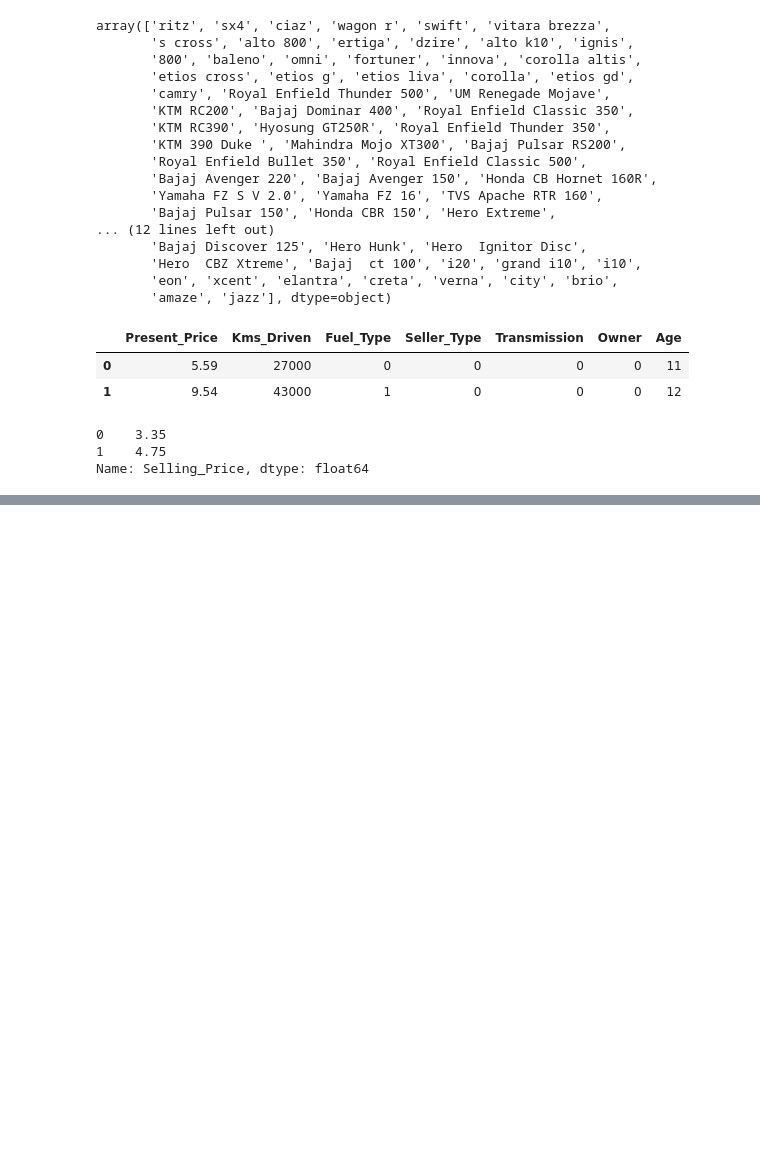
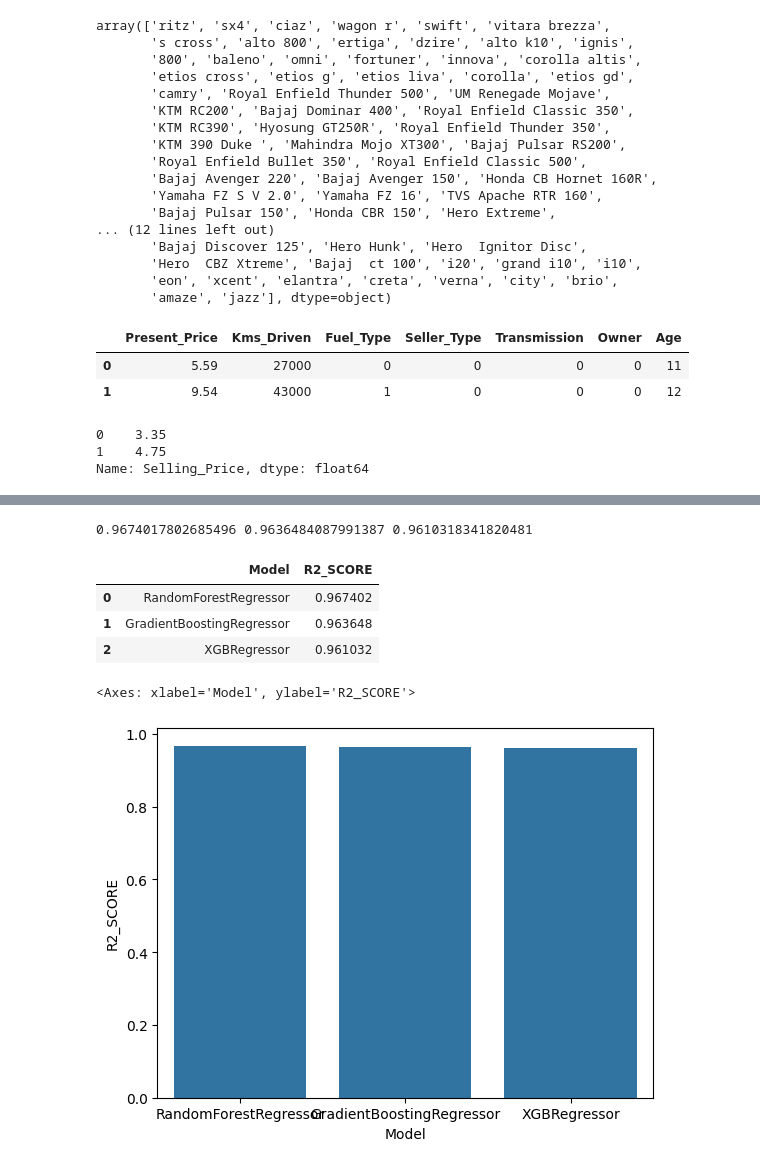
Before and after one commit to Reyad02/car-price-prediction, a Jupyter notebook: main.ipynb, the cells around one changed output, grey strips where cells are left out. Saved outputs shown, nothing was run; the diff lists cells and outputs as text; code cells hidden in the pictures; blank space fills up the shorter version.

Commit message:
use mulitple regression model and find out best model based on the regressuion score

```diff
--- a/main.ipynb
+++ b/main.ipynb
@@ -220,0 +237,3 @@ Name: Selling_Price, dtype: float64
+# %%
+xgb = XGBRegressor()
+xgb.fit(X_train,y_train)
@@ -220,0 +252,4 @@ Name: Selling_Price, dtype: float64
+# %%
+y_pred_rf=rf.predict(X_test)
+y_pred_gb=gb.predict(X_test)
+y_pred_xgb=xgb.predict(X_test)
@@ -220,0 +258,21 @@ Name: Selling_Price, dtype: float64
+# %%
+score_rf = metrics.r2_score(y_test,y_pred_rf)
+score_gb = metrics.r2_score(y_test,y_pred_gb)
+score_xgb = metrics.r2_score(y_test, y_pred_xgb)
+# %%
+print(score_rf,score_gb,score_xgb)
+# %% [output]
+0.9674017802685496 0.9636484087991387 0.9610318341820481
+# %%
+final_data = pd.DataFrame({"Model": ["RandomForestRegressor","GradientBoostingRegressor","XGBRegressor"], "R2_SCORE": [score_rf, score_gb, score_xgb]})
+final_data
+# %% [output]
+|  | Model | R2_SCORE |
+| 0 | RandomForestRegressor | 0.967402 |
+| 1 | GradientBoostingRegressor | 0.963648 |
+| 2 | XGBRegressor | 0.961032 |
+# %%
+sns.barplot(x=final_data["Model"],y=final_data["R2_SCORE"])
+# %% [output]
+<Axes: xlabel='Model', ylabel='R2_SCORE'>
+[figure, added]
```
Also changed, not shown: parts of 6 cells of this notebook, 1 other file.
